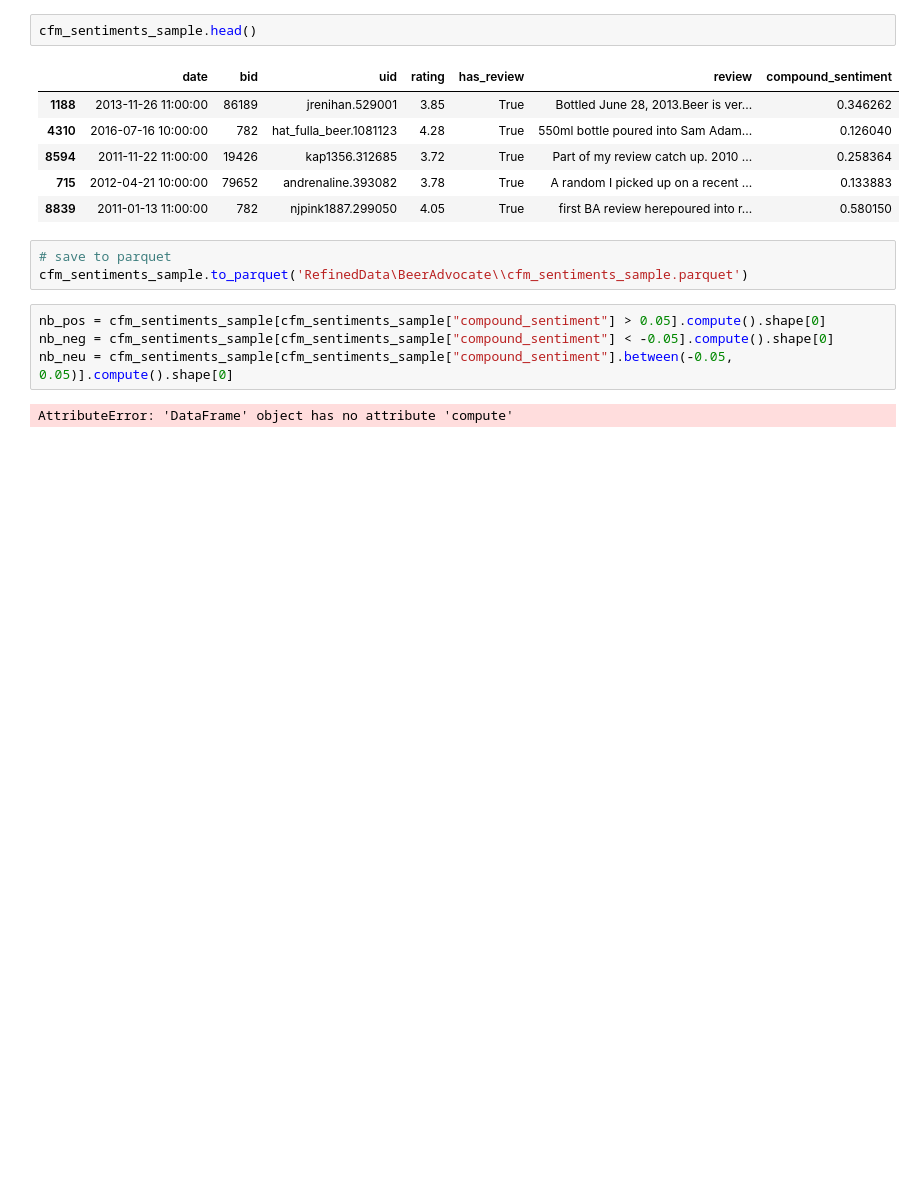
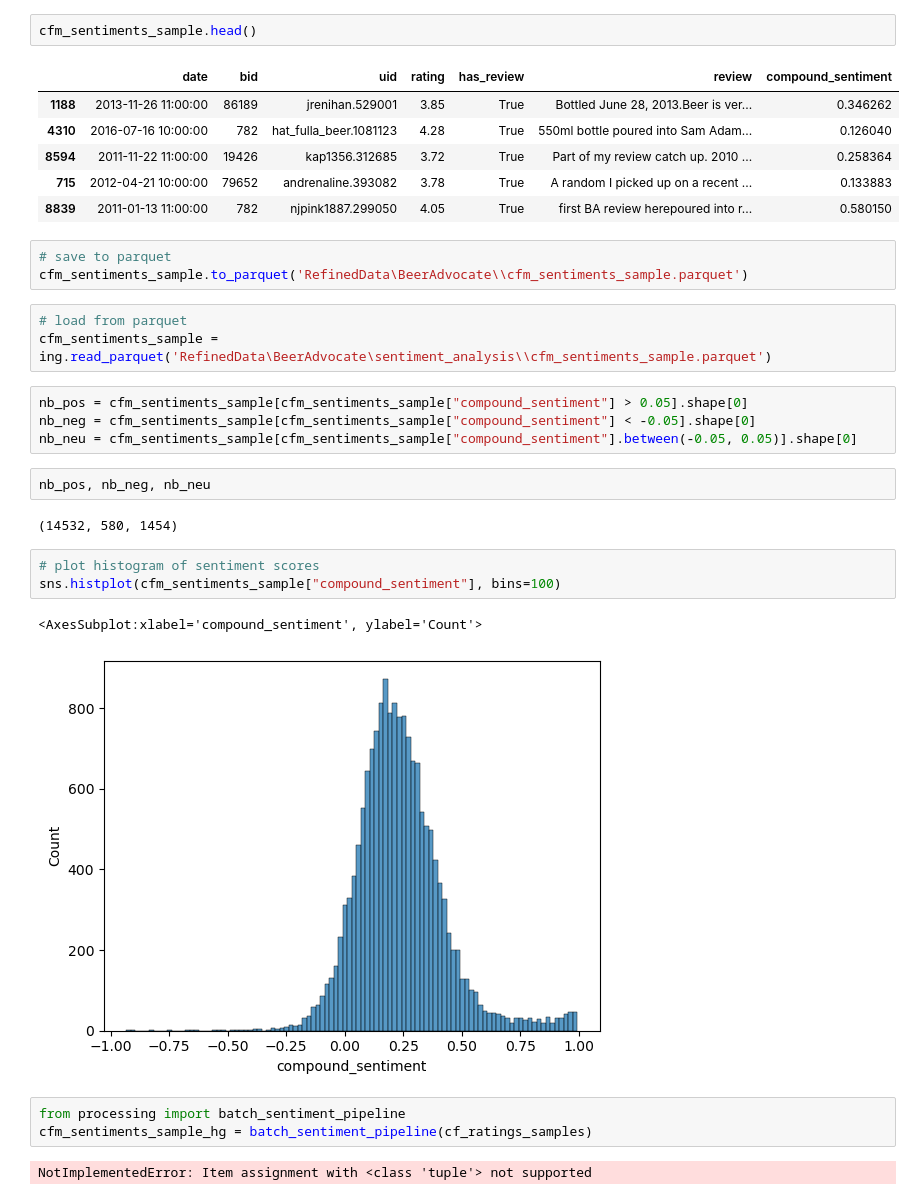
Before and after one commit to epfl-ada/ada-2022-project-analyteam, a Jupyter notebook: categories_sentiment.ipynb, the cells around one changed output. Saved outputs shown, nothing was run; the diff lists cells and outputs as text; blank space fills up the shorter version.

Commit message:
update to categories sentiment notebook

```diff
--- a/categories_sentiment.ipynb
+++ b/categories_sentiment.ipynb
@@ -129,9 +129,25 @@ cfm_sentiments_sample.head()
 # %%
 # save to parquet
 cfm_sentiments_sample.to_parquet('RefinedData\BeerAdvocate\\cfm_sentiments_sample.parquet')
+# %%
+# load from parquet
+cfm_sentiments_sample = ing.read_parquet('RefinedData\BeerAdvocate\sentiment_analysis\\cfm_sentiments_sample.parquet')
 # %%
-nb_pos = cfm_sentiments_sample[cfm_sentiments_sample["compound_sentiment"] > 0.05].compute().shape[0]
-nb_neg = cfm_sentiments_sample[cfm_sentiments_sample["compound_sentiment"] < -0.05].compute().shape[0]
-nb_neu = cfm_sentiments_sample[cfm_sentiments_sample["compound_sentiment"].between(-0.05, 0.05)].compute().shape[0]
+nb_pos = cfm_sentiments_sample[cfm_sentiments_sample["compound_sentiment"] > 0.05].shape[0]
+nb_neg = cfm_sentiments_sample[cfm_sentiments_sample["compound_sentiment"] < -0.05].shape[0]
+nb_neu = cfm_sentiments_sample[cfm_sentiments_sample["compound_sentiment"].between(-0.05, 0.05)].shape[0]
-# %% [output]
-AttributeError: 'DataFrame' object has no attribute 'compute'
+# %%
+nb_pos, nb_neg, nb_neu
+# %% [output]
+(14532, 580, 1454)
+# %%
+# plot histogram of sentiment scores
+sns.histplot(cfm_sentiments_sample["compound_sentiment"], bins=100)
+# %% [output]
+<AxesSubplot:xlabel='compound_sentiment', ylabel='Count'>
+[figure, added]
+# %%
+from processing import batch_sentiment_pipeline
+cfm_sentiments_sample_hg = batch_sentiment_pipeline(cf_ratings_samples)
+# %% [output]
+NotImplementedError: Item assignment with <class 'tuple'> not supported
```
Also changed, not shown: 1 other file.
